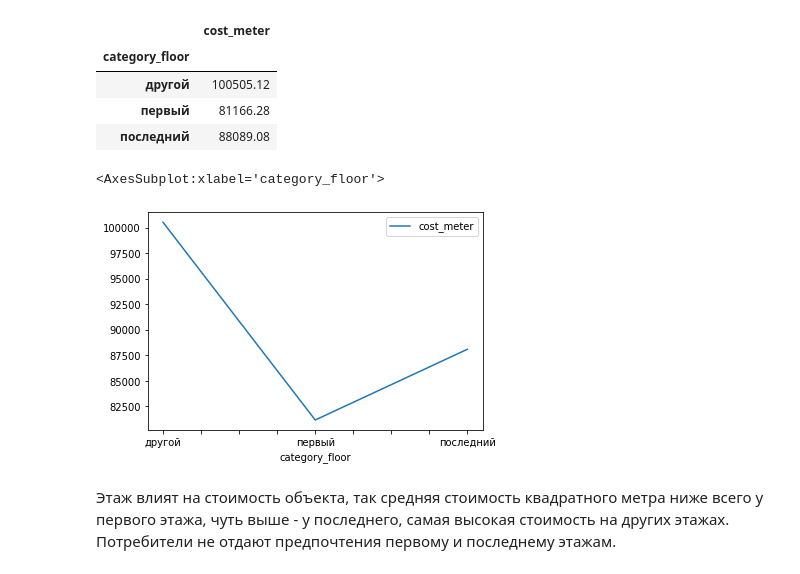
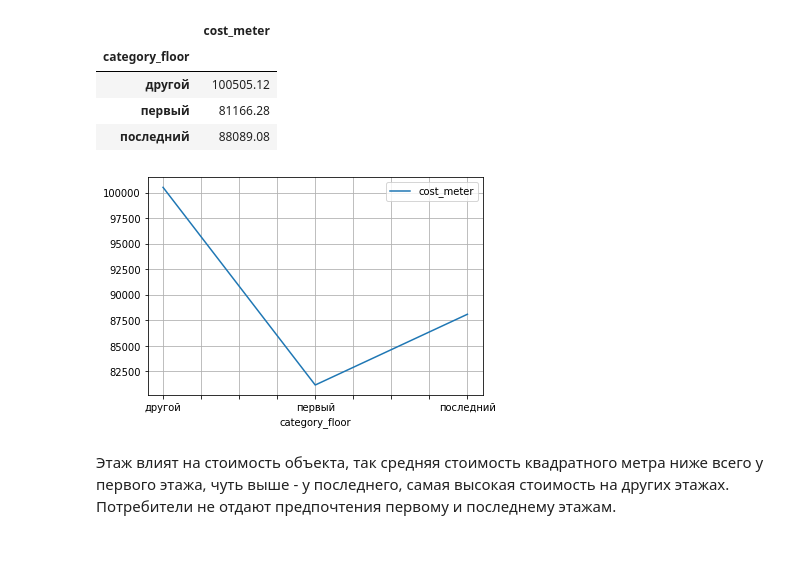
Before and after one commit to KonstantinKosinskii/my_works, a Jupyter notebook: Cost_of_apartments/Сost_of_apartments .ipynb, the cells around one changed output. Saved outputs shown, nothing was run; the diff lists cells and outputs as text; code cells hidden in the pictures.

```diff
--- a/Cost_of_apartments/Сost_of_apartments.ipynb
+++ b/Cost_of_apartments/Сost_of_apartments .ipynb
@@ -1237,10 +1204,10 @@ correlation_cost_2
 | первый | 81166.28 |
 | последний | 88089.08 |
 # %%
-correlation_cost_2.plot()
+correlation_cost_2.plot(grid=True)
+plt.show()
 # %% [output]
-<AxesSubplot:xlabel='category_floor'>
-[figure, old version]
+[figure, new version]
 # %% [markdown]
 Этаж влият на стоимость объекта, так средняя стоимость квадратного метра ниже всего у первого этажа, чуть выше - у последнего, самая высокая стоимость на других этажах. Потребители не отдают предпочтения первому и последнему этажам.
 # %%
```
Also changed, not shown: parts of 28 cells of this notebook, 1 other file.
